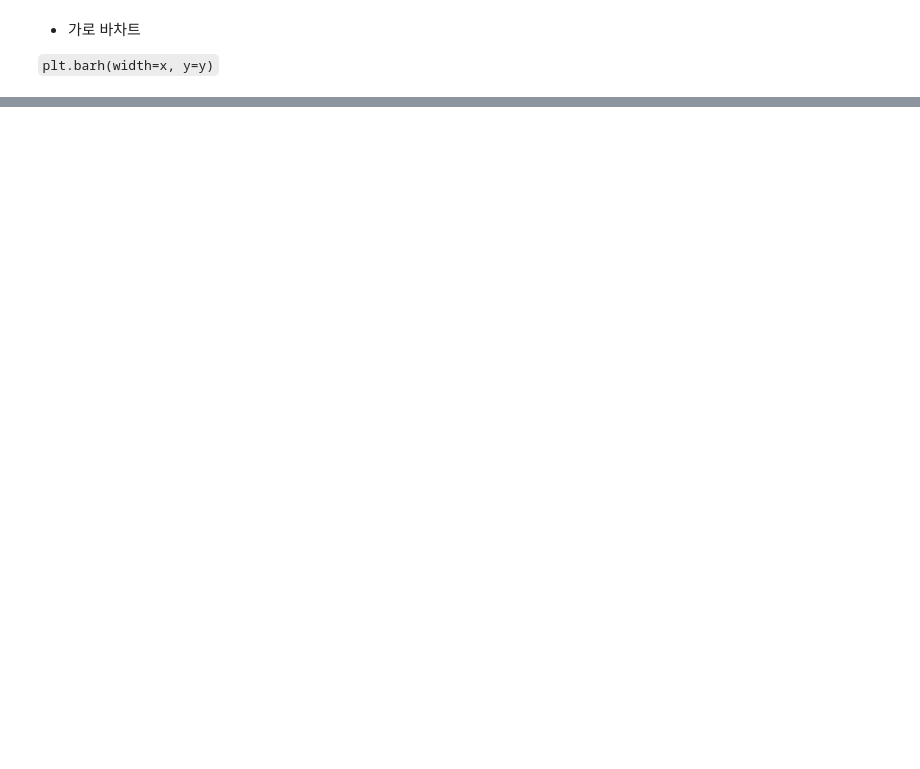
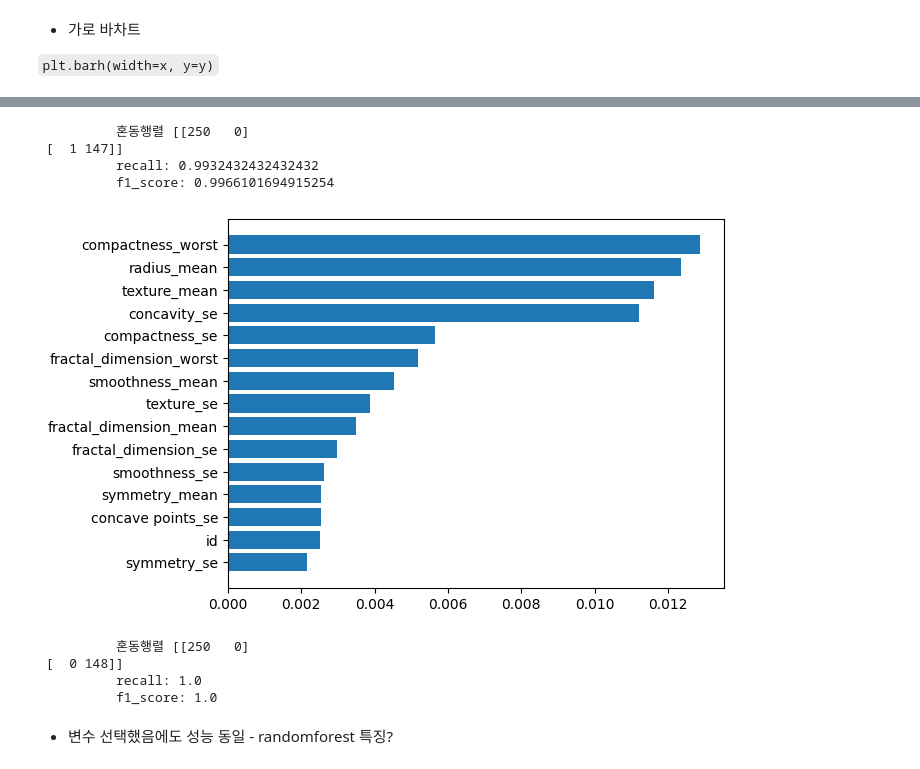
Before and after one commit to sai-with/ADP_prac, a Jupyter notebook: ML/앙상블.ipynb, the cells around one changed output, grey strips where cells are left out. Saved outputs shown, nothing was run; the diff lists cells and outputs as text; code cells hidden in the pictures; blank space fills up the shorter version.

```diff
--- a/ML/앙상블.ipynb
+++ b/ML/앙상블.ipynb
@@ -351,0 +397,49 @@ plt.barh(width=reg_boost.feature_importances_, y =list(x_train));
+# %%
+# 변수 전체 학습 후 변수 중요도 확인
+x = breast.drop('diagnosis', axis=1)
+y = breast['diagnosis']
+# 데이터 분할
+x_train, x_test, y_train, y_test = train_test_split(x, y, test_size=.3, random_state=1, stratify=y)
+
+# 인스턴스 생성
+rf = RandomForestClassifier(min_samples_split=4)
+# 학습
+rf.fit(x_train, y_train)
+# 예측
+pred_tr = rf.predict(x_train)
+# 성능
+metrics(y_train, pred_tr)
+# %% [output]
+          혼동행렬 [[250   0]
+ [  1 147]]
+          recall: 0.9932432432432432
+          f1_score: 0.9966101694915254
+# %%
+# 변수중요도 시각화
+importances = rf.feature_importances_.tolist()
+col = list(x_train)
+import_df = pd.DataFrame({'feature': col, 'importance': importances}, columns=['feature', 'importance'])
+import_df.sort_values('importance', inplace=True)
+import_df.reset_index(drop=True, inplace=True)
+
+plt.barh(width=import_df['importance'][:15], y=import_df['feature'][:15]);
+# %% [output]
+[figure, added]
+# %%
+# 변수 중요도 > 0.005 인 변수만 선택
+cols = import_df.loc[import_df['importance'] > 0.05]['feature'].values
+x_train = x_train[cols]
+
+# 재학습
+rf.fit(x_train, y_train)
+# 예측
+pred_tr = rf.predict(x_train)
+# 성능
+metrics(y_train, pred_tr)
+# %% [output]
+          혼동행렬 [[250   0]
+ [  0 148]]
+          recall: 1.0
+          f1_score: 1.0
+# %% [markdown]
+* 변수 선택했음에도 성능 동일 - randomforest 특징?
```
Also changed, not shown: parts of 24 cells of this notebook.
